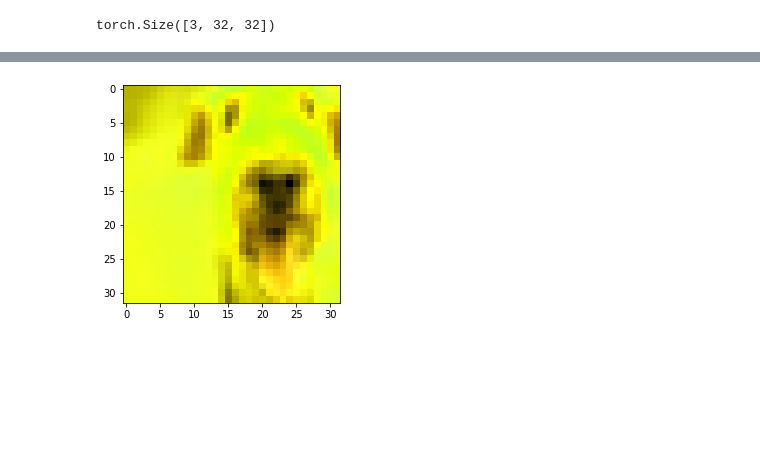
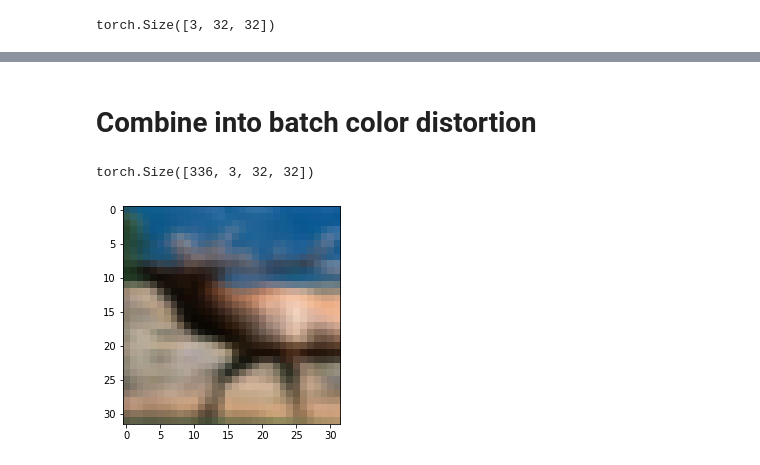
Before and after one commit to rattaoup/pytorch-simclr, a Jupyter notebook: rattana_week2_coloraugmentation.ipynb, the cells around one changed output, grey strips where cells are left out. Drawn from its saved outputs; the diff is of its cells as text; code cells hidden in the pictures; blank space fills up the shorter version.

```diff
--- a/rattana_week2_coloraugmentation.ipynb
+++ b/rattana_week2_coloraugmentation.ipynb
@@ -835,0 +1156,2 @@ aug = DifferentiableColourDistortionByTorch(brightness=0.6, contrast=[0.5, 1.2],
+# %% [markdown]
+# Combine into batch color distortion
@@ -836 +1414,5 @@ aug = DifferentiableColourDistortionByTorch(brightness=0.6, contrast=[0.5, 1.2],
+# %%
+aug(x1).size()
+# %% [output]
+torch.Size([336, 3, 32, 32])
 # %%
@@ -838,4 +1420,4 @@ x1_torch = aug(x1)
 # %%
-imshow(x1_torch[0].to('cpu'))
+imshow(x1[7].to('cpu'))
 # %% [output]
-[figure, old version]
+[figure, new version]
```
Also changed, not shown: parts of 113 cells of this notebook.
